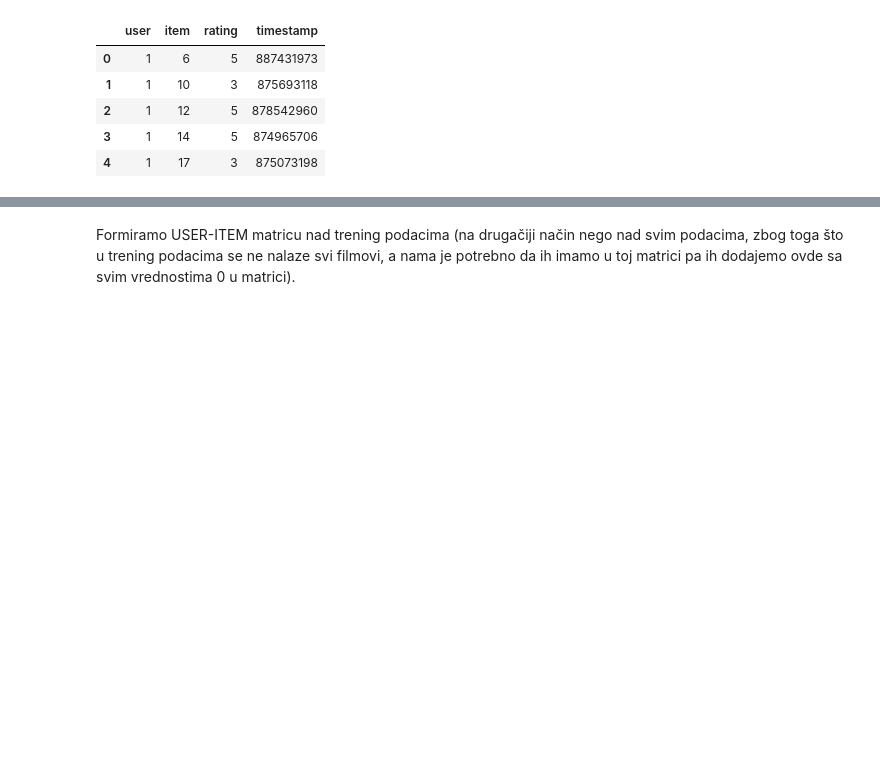
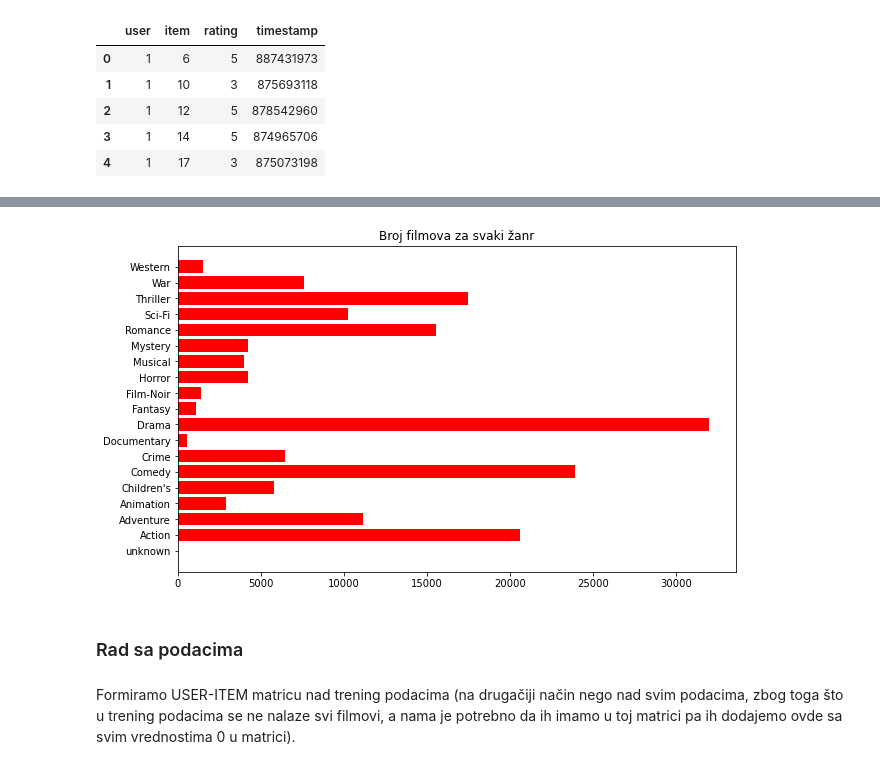
Before and after one commit to VladanaDjordjevic/Collaborative-Filtering-Covariance-Matrix, a Jupyter notebook: MovieLens 100K.ipynb, the cells around one changed output, grey strips where cells are left out. Drawn from its saved outputs; the diff is of its cells as text; code cells hidden in the pictures; blank space fills up the shorter version.

```diff
--- a/MovieLens 100K.ipynb
+++ b/MovieLens 100K.ipynb
@@ -128,3 +300,12 @@ test_data.head()
+# %%
+plt.figure(figsize=(10, 6))
+plt.barh([g for g in genres['genre']], list(number_of_ratings_for_genre.values()), color='red')
+plt.title('Broj filmova za svaki žanr')
+plt.show()
+# %% [output]
+[figure, added]
+# %% [markdown]
+### Rad sa podacima
 # %% [markdown]
 Formiramo USER-ITEM matricu nad trening podacima (na drugačiji način nego nad svim podacima, zbog toga što u trening podacima se ne nalaze svi filmovi, a nama je potrebno da ih imamo u toj matrici pa ih dodajemo ovde sa svim vrednostima 0 u matrici).
 # %%
```
Also changed, not shown: parts of 19 cells of this notebook, 1 other file.
